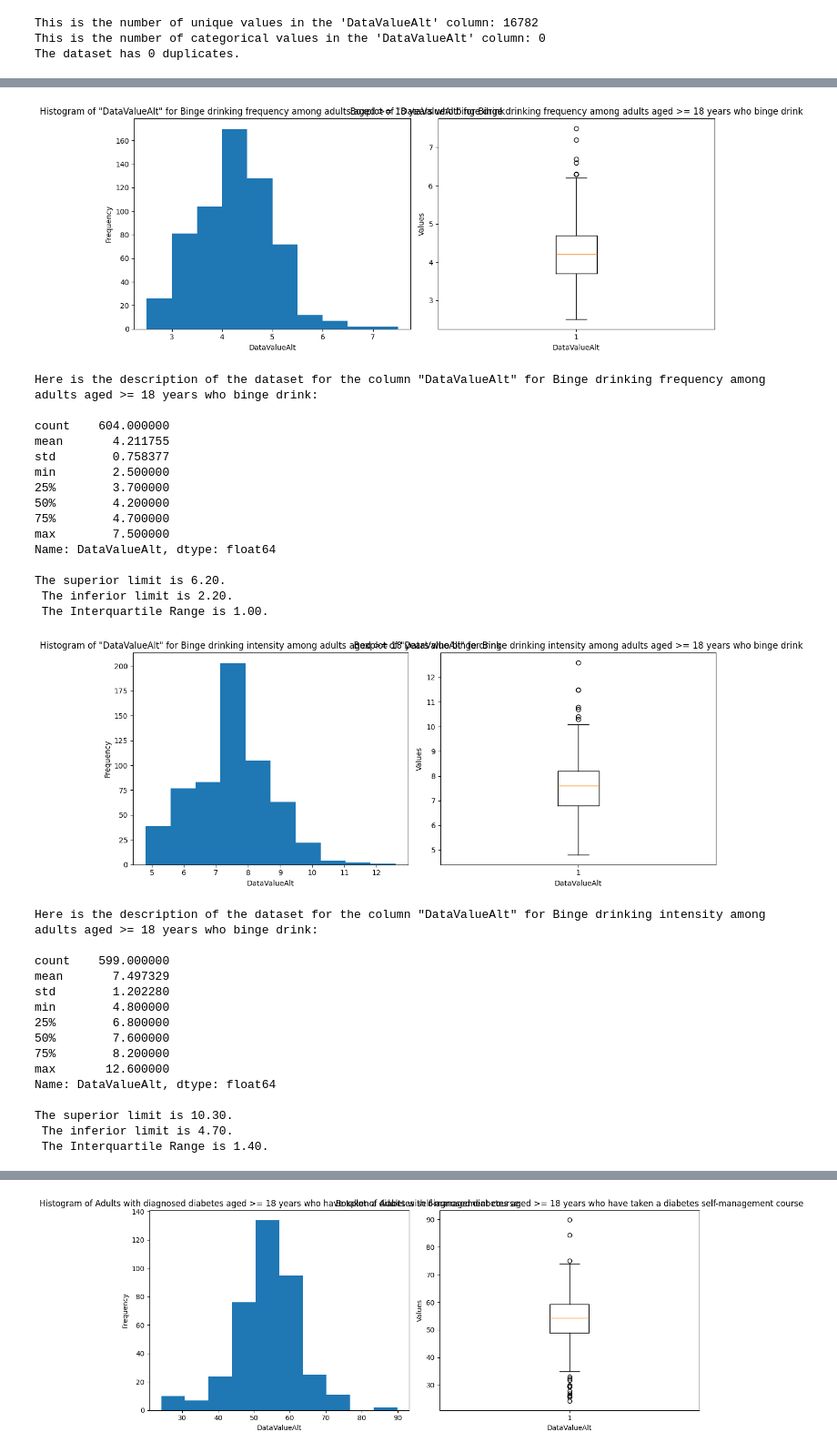
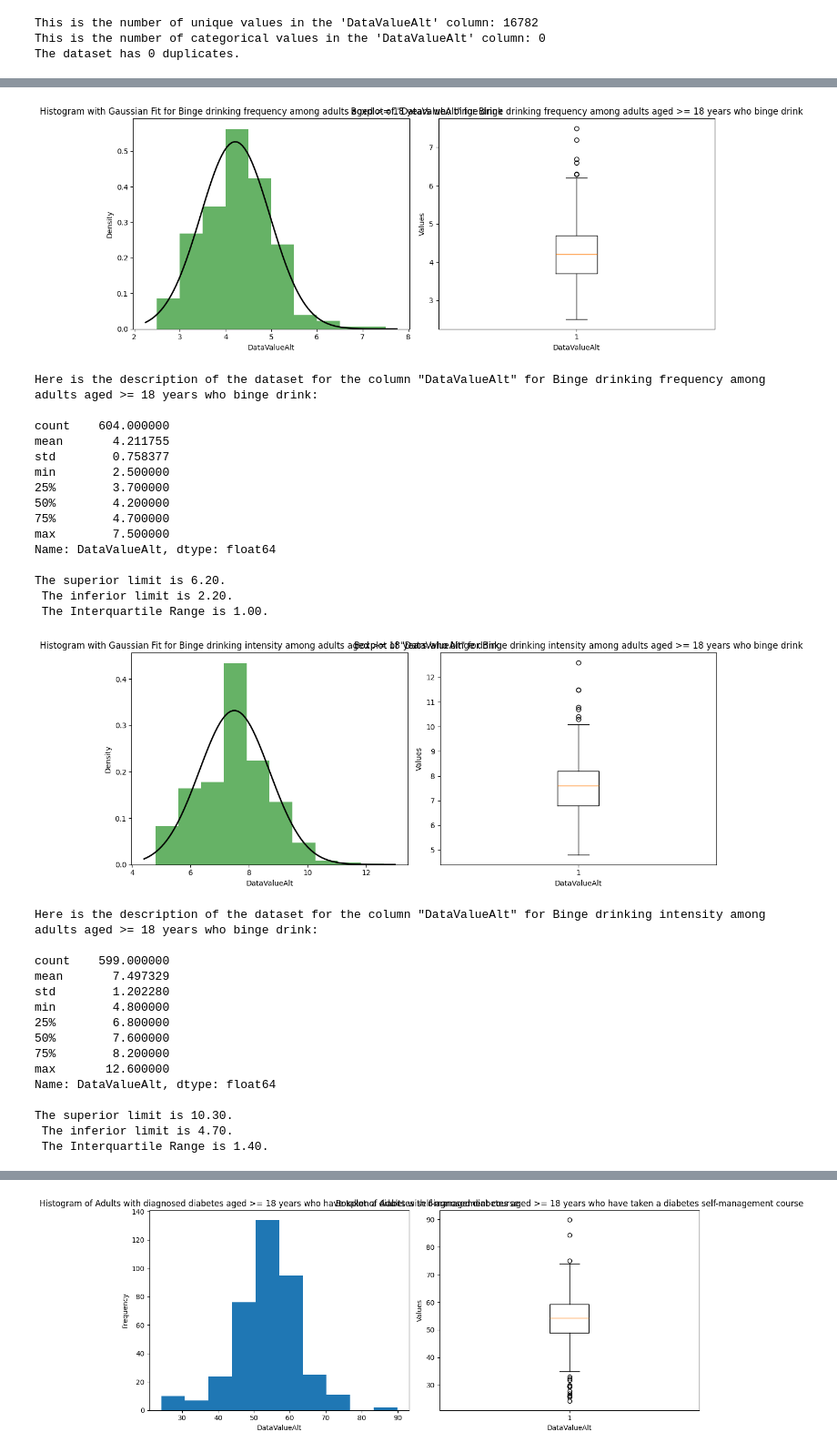
Before and after one commit to ipvvieira/dataCleanup_project, a Jupyter notebook: data_cleanup.ipynb, the cells around one changed output, grey strips where cells are left out. Shown at 91% size. Saved outputs shown, nothing was run; the diff lists cells and outputs as text; code cells hidden in the pictures.

```diff
--- a/data_cleanup.ipynb
+++ b/data_cleanup.ipynb
@@ -180,12 +175,4 @@ Now that the whole DataValueAlt column has only numerical values, we changed the
 # %%
-# Filtering null registers (column DataValueAlt) into a new dataframe and saving into a CSV file for later manipulation
-null_values = filtered_collected_data[filtered_collected_data['DataValueAlt'].isnull()]
-null_df = null_values.copy()
-null_df.to_csv("Null_Values.csv", index=False)
-
-# Removing null values (column DataValueAlt) from the original dataframe
-filtered_collected_data.dropna(subset=['DataValueAlt'], inplace=True)
-
 # Filtering categorical values in the DataValueAlt column and saving into a different CSV file
 categories = ['Category 3 - State had exclusive state alcohol retail licensing but with local zoning authority',
 'Category 4 - State had mixed alcohol retail licensing policies',
@@ -197,17 +184,11 @@ categories = ['Category 3 - State had exclusive state alcohol retail licensing b
 'Category 5 - State had nearly exclusive state alcohol retail licensing',
 'Category 1 - State had commercial host liability with no major limitations','Yes','No']
 
-categorical = filtered_collected_data.loc[(filtered_collected_data.DataValueAlt.isin(categories))]
+categorical = collected_data.loc[(collected_data.DataValue.isin(categories))]
 categorical.to_csv("categorical_datavalues.csv", index=False)
 
-# Removing categorical values from dataframe
+# Removing categorical values from dataframe.
 filtered_collected_data = filtered_collected_data.loc[~filtered_collected_data.DataValue.isin(categories)]
-
-# Changing column datatype
-filtered_collected_data.DataValueAlt.astype(float)
-
-# Saving new dataset to csv file
-filtered_collected_data.to_csv("Filtered_Data_ChronicDiseases.csv", index=False)
 # %% [markdown]
 After the clean-up, we run some double-check commands.
 # %%
@@ -236,12 +217,15 @@ Using the <b>MatPlotLib</b> and <b>Plotly</b> libraries, we are going to evaluat
 import matplotlib.pyplot as plt
 import plotly.express as px
 import pandas as pd
+import numpy as np
+from scipy.stats import norm
 
 # Filter for 'Mean' DataValueType and 'alcohol' Disease
 alcohol_data = filtered_collected_data[(filtered_collected_data['DataValueType'] == 'Mean') & (filtered_collected_data['Disease'].str.contains('alcohol', case=False))]
 
-# Loop through each unique type of data in the 'Question' column
+# Separates each unique type of data in the 'Question' column
 questions = alcohol_data['Question'].unique()
+
 
 for question in questions:
     question_data = alcohol_data[alcohol_data['Question'] == question]
@@ -253,14 +237,24 @@ for question in questions:
     # Plotting graphs of DataValueAlt to check distribution
     fig, axs = plt.subplots(1, 2, figsize=(12, 5))
 
-    # Histogram
-    axs[0].hist(question_data['DataValueAlt'].dropna(), bins=10)
+    # Histogram with Gaussian trend line
+    data = question_data['DataValueAlt'].dropna()
+    axs[0].hist(data, bins=10, density=True, alpha=0.6, color='g')
+
+    # Fit a normal distribution to the data
+    mu, std = norm.fit(data)
+
+    # Plot the PDF (Probability Density Function)
+    xmin, xmax = axs[0].get_xlim()
+    x = np.linspace(xmin, xmax, 100)
+    p = norm.pdf(x, mu, std)
+    axs[0].plot(x, p, 'k', linewidth=2)
     axs[0].set_xlabel('DataValueAlt')
-    axs[0].set_ylabel('Frequency')
-    axs[0].set_title(f'Histogram of "DataValueAlt" for {question}')
+    axs[0].set_ylabel('Density')
+    axs[0].set_title(f'Histogram with Gaussian Fit for {question}')
 
     # Boxplot
-    axs[1].boxplot(question_data['DataValueAlt'])
+    axs[1].boxplot(data.values)
     axs[1].set_xlabel('DataValueAlt')
     axs[1].set_ylabel('Values')
     axs[1].set_title(f'Boxplot of "DataValueAlt" for {question}')
@@ -279,36 +273,36 @@ for question in questions:
     IQR = Q3 - Q1
     inferior_limit = Q1 - 1.5 * IQR
     superior_limit = Q3 + 1.5 * IQR
 
     print(f"\nThe superior limit is {superior_limit:.2f}.\n The inferior limit is {inferior_limit:.2f}.\n The Interquartile Range is {IQR:.2f}.\n")
 
     # Grouping data by 'YearStart' and 'LocationDesc' and calculating the mean of 'DataValueAlt'
     grouped_data = question_data.groupby(['YearStart', 'LocationDesc'])['DataValueAlt'].mean().reset_index()
 
     # Creating an interactive bar graph for the full dataset
     fig_full_data = px.bar(grouped_data,
                            x='LocationDesc',
                            y='DataValueAlt',
                            color='YearStart',
                            barmode='group',
                            title=f'Mean Value number of Alcohol consumption cases for {question}',
-                           labels={'DataValueAlt': 'Mean', 'LocationDesc': 'City', 'YearStart': 'Year'})
+                           labels={'DataValueAlt': 'Mean', 'LocationDesc': 'State', 'YearStart': 'Year'})
 
     # Updating the layout for a modern look
     fig_full_data.update_layout(
         template='plotly_white',  # Choose a modern template
-        xaxis_title='City',
+        xaxis_title='State',
         yaxis_title='Mean',
         title_x=0.5,  # Center the title
         legend_title_text='Year'
     )
 
     # Show the figure
     fig_full_data.show()
 
     print()
 # %% [output]
-[figure, old version]
+[figure, new version]
 Here is the description of the dataset for the column "DataValueAlt" for Binge drinking frequency among adults aged >= 18 years who binge drink:
 
 count    604.000000
@@ -324,7 +318,7 @@ Name: DataValueAlt, dtype: float64
 The superior limit is 6.20.
  The inferior limit is 2.20.
  The Interquartile Range is 1.00.
-[figure, old version]
+[figure, new version]
 Here is the description of the dataset for the column "DataValueAlt" for Binge drinking intensity among adults aged >= 18 years who binge drink:
 
 count    599.000000
```
Also changed, not shown: parts of 7 cells of this notebook.
